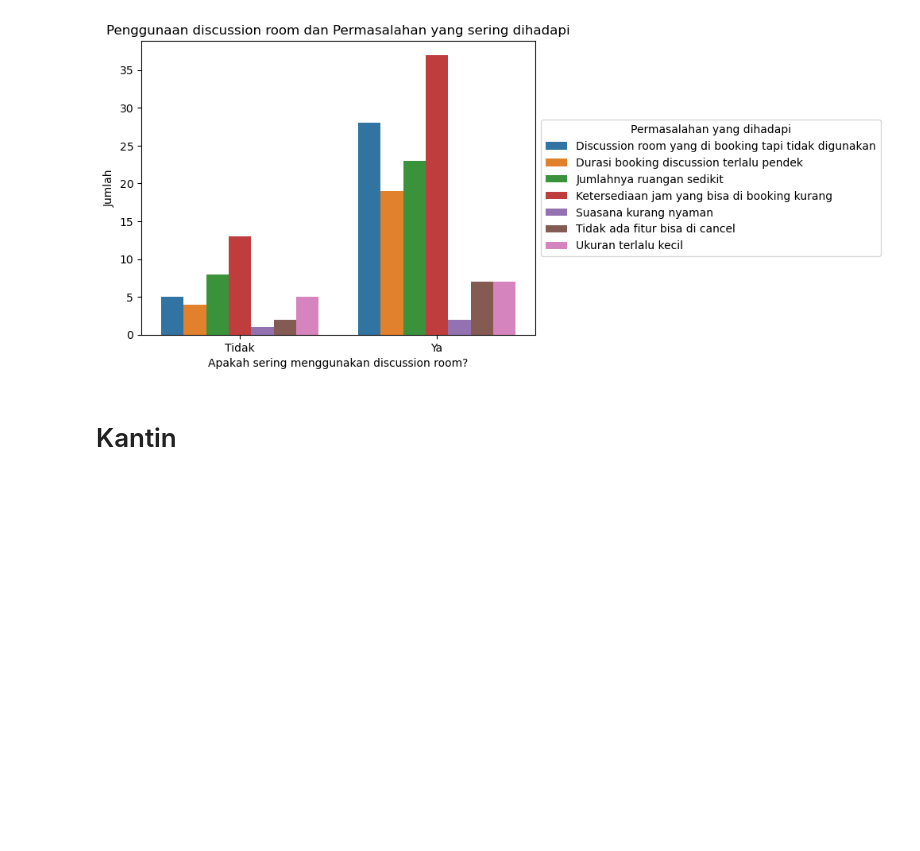
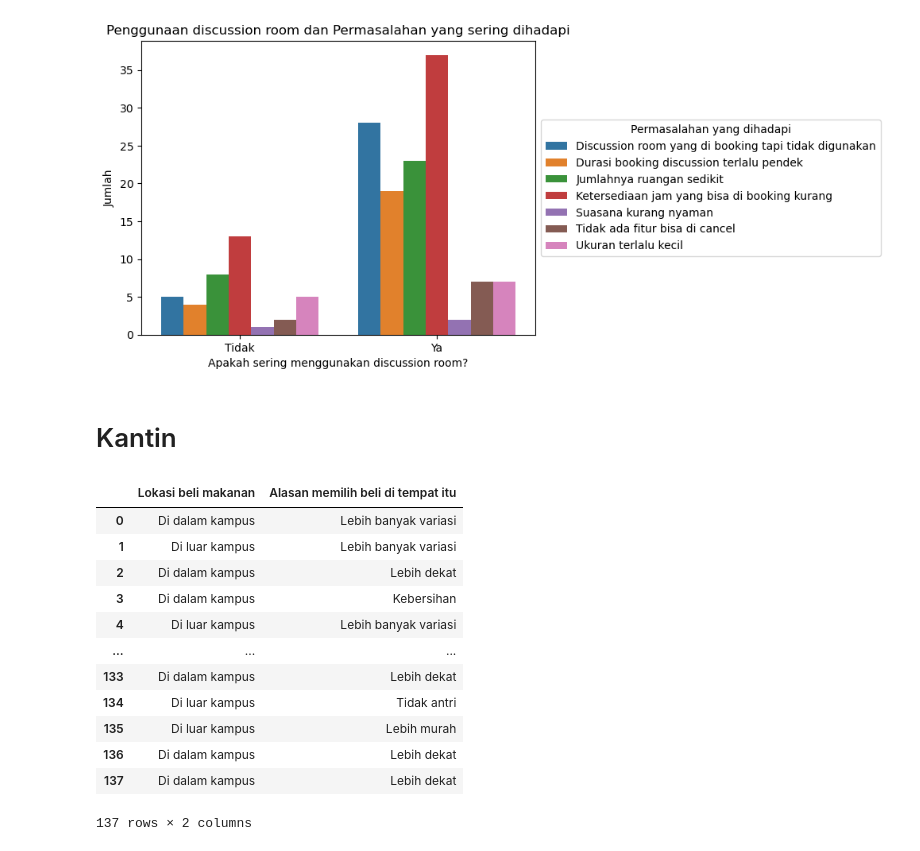
Before and after one commit to Nicohim87/SurveySamplingAOL, a Jupyter notebook: Visualization-1.ipynb, the cells around one changed output. Cells and saved outputs as stored; diff of their text form; code cells hidden in the pictures; blank space fills up the shorter version.

```diff
--- a/Visualization-1.ipynb
+++ b/Visualization-1.ipynb
@@ -129,3 +129,26 @@ plt.show()
 [figure]
 # %% [markdown]
 # Kantin
+# %%
+kantin1 = df[['Lokasi beli makanan', 'Alasan memilih beli di tempat itu 1']].rename(columns={'Alasan memilih beli di tempat itu 1':'Alasan memilih beli di tempat itu'})
+kantin2 = df[['Lokasi beli makanan', 'Alasan memilih beli di tempat itu 2']].rename(columns={'Alasan memilih beli di tempat itu 2':'Alasan memilih beli di tempat itu'})
+
+
+kantin = pd.concat([kantin1, kantin2], ignore_index=True)
+
+kantin.dropna(inplace=True)
+kantin
+# %% [output]
+|  | Lokasi beli makanan | Alasan memilih beli di tempat itu |
+| 0 | Di dalam kampus | Lebih banyak variasi |
+| 1 | Di luar kampus | Lebih banyak variasi |
+| 2 | Di dalam kampus | Lebih dekat |
+| 3 | Di dalam kampus | Kebersihan |
+| 4 | Di luar kampus | Lebih banyak variasi |
+| ... | ... | ... |
+| 133 | Di dalam kampus | Lebih dekat |
+| 134 | Di luar kampus | Tidak antri |
+| 135 | Di luar kampus | Lebih murah |
+| 136 | Di dalam kampus | Lebih dekat |
+| 137 | Di dalam kampus | Lebih dekat |
+137 rows × 2 columns
```
Also changed, not shown: parts of 2 cells of this notebook, 2 other files.
